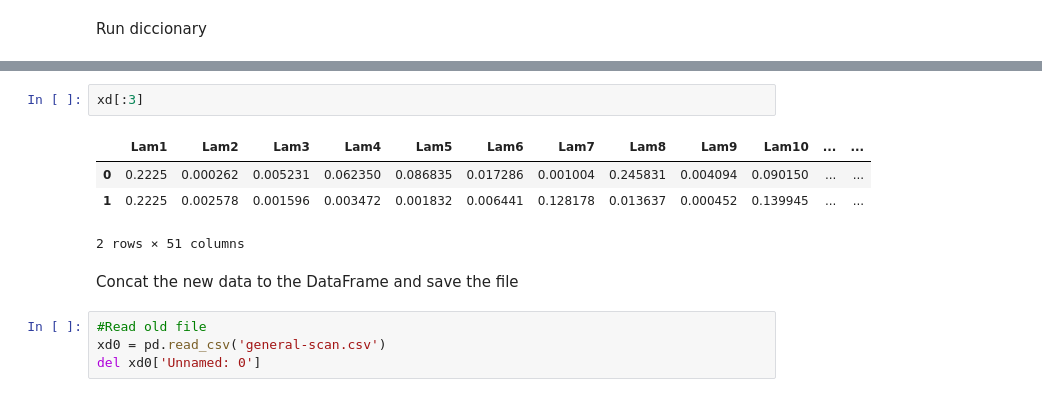
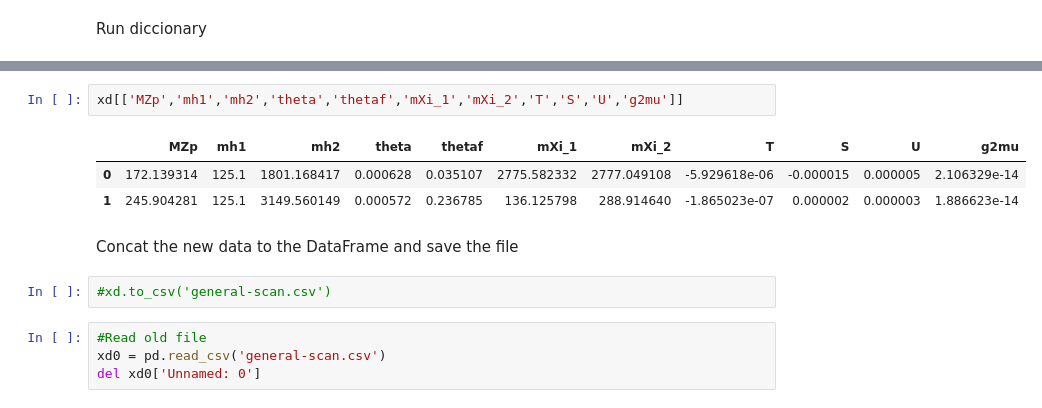
Before and after one commit to davidsuarezr/MDEO, a Jupyter notebook: random-scan-v1.ipynb, the cells around one changed output, grey strips where cells are left out. Saved outputs shown, nothing was run; the diff lists cells and outputs as text.

Commit message:
improve the scan-random file

```diff
--- a/random-scan-v1.ipynb
+++ b/random-scan-v1.ipynb
@@ -178,12 +204,13 @@ The program spent 5.905318260192871 s running 2 times
-# %%
-xd[:3]
-# %% [output]
-|  | Lam1 | Lam2 | Lam3 | Lam4 | Lam5 | Lam6 | Lam7 | Lam8 | Lam9 | Lam10 | ... | ... |
-| 0 | 0.2225 | 0.000262 | 0.005231 | 0.062350 | 0.086835 | 0.017286 | 0.001004 | 0.245831 | 0.004094 | 0.090150 | ... | ... |
-| 1 | 0.2225 | 0.002578 | 0.001596 | 0.003472 | 0.001832 | 0.006441 | 0.128178 | 0.013637 | 0.000452 | 0.139945 | ... | ... |
-2 rows × 51 columns
+# %%
+xd[['MZp','mh1','mh2','theta','thetaf','mXi_1','mXi_2','T','S','U','g2mu']]
+# %% [output]
+|  | MZp | mh1 | mh2 | theta | thetaf | mXi_1 | mXi_2 | T | S | U | g2mu |
+| 0 | 172.139314 | 125.1 | 1801.168417 | 0.000628 | 0.035107 | 2775.582332 | 2777.049108 | -5.929618e-06 | -0.000015 | 0.000005 | 2.106329e-14 |
+| 1 | 245.904281 | 125.1 | 3149.560149 | 0.000572 | 0.236785 | 136.125798 | 288.914640 | -1.865023e-07 | 0.000002 | 0.000003 | 1.886623e-14 |
 # %% [markdown]
 Concat the new data to the DataFrame and save the file
+# %%
+#xd.to_csv('general-scan.csv')
 # %%
 #Read old file
 xd0 = pd.read_csv('general-scan.csv')
```
Also changed, not shown: parts of 10 cells of this notebook, 3 other files.
